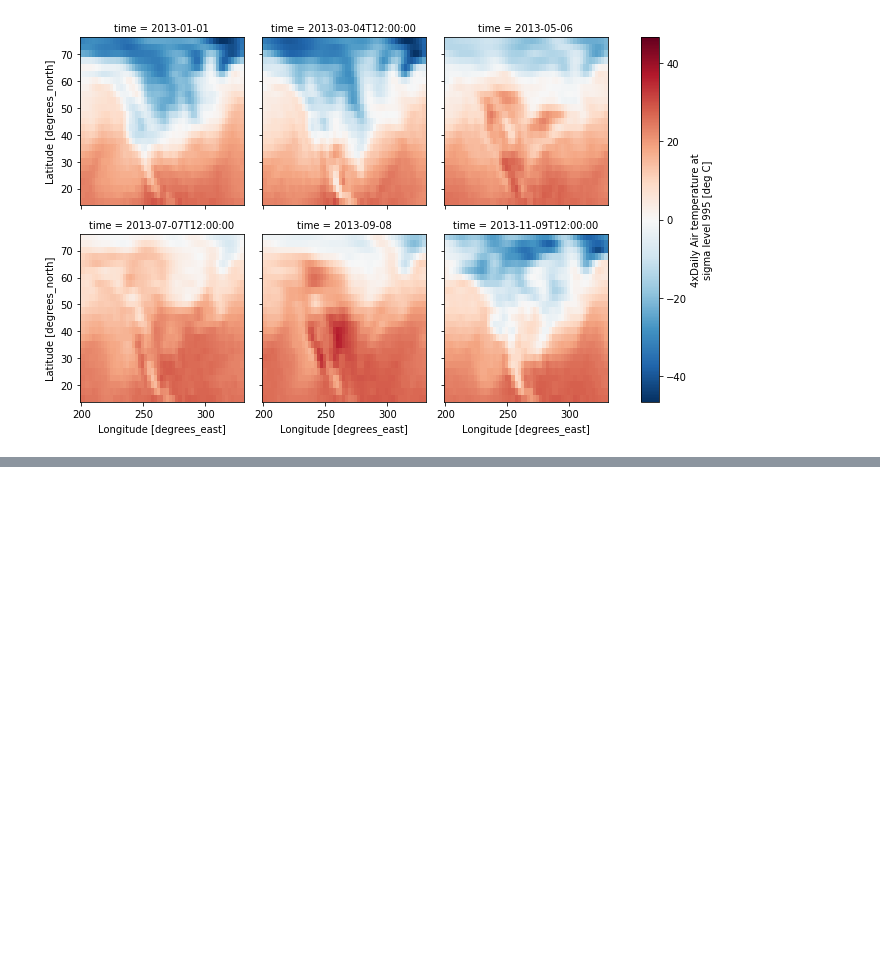
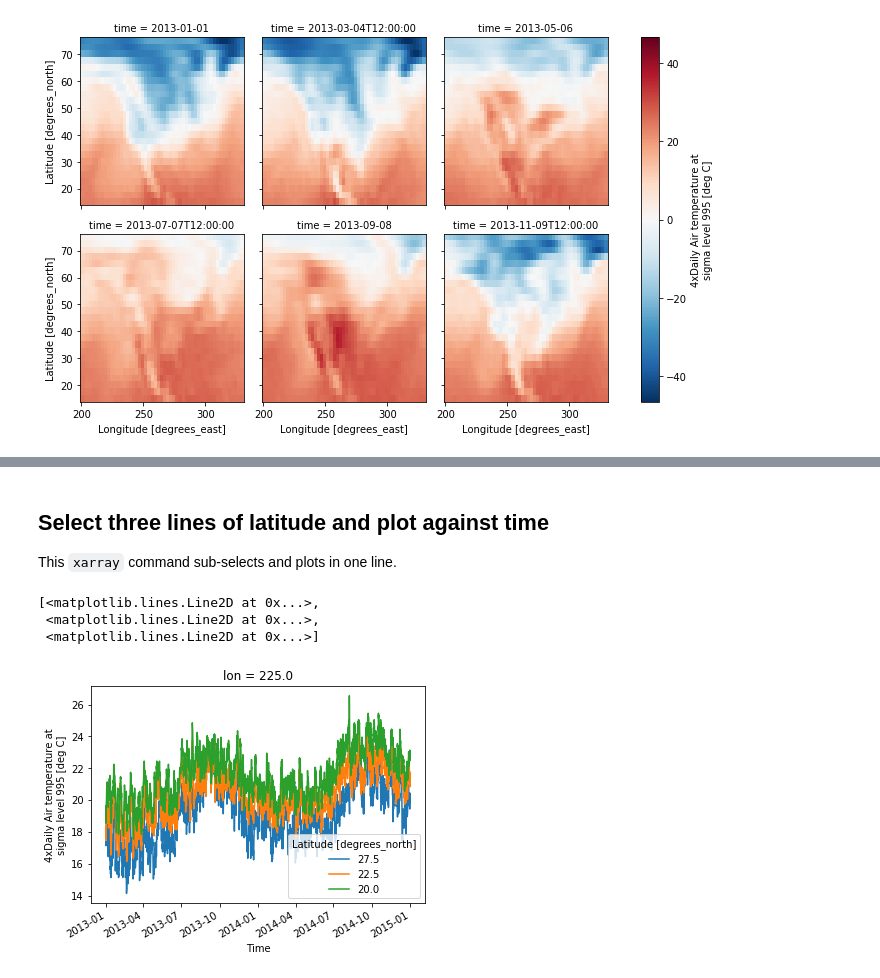
Before and after one commit to cedadev/ceda-notebooks, a Jupyter notebook: notebooks/read-and-plot-with-xarray.ipynb, the cells around one changed output, grey strips where cells are left out. Drawn from its saved outputs; the diff is of its cells as text; code cells hidden in the pictures; blank space fills up the shorter version.

```diff
--- a/notebooks/read-and-plot-with-xarray.ipynb
+++ b/notebooks/read-and-plot-with-xarray.ipynb
@@ -33,0 +46,11 @@ g_simple = t.plot(x='lon', y='lat', col='time', col_wrap=3)
+# %% [markdown]
+## Select three lines of latitude and plot against time
+
+This `xarray` command sub-selects and plots in one line.
+# %%
+air.isel(lon=10, lat=[19,21,22]).plot.line(x='time')
+# %% [output]
+[<matplotlib.lines.Line2D at 0x...>,
+ <matplotlib.lines.Line2D at 0x...>,
+ <matplotlib.lines.Line2D at 0x...>]
+[figure, added]
```
Also changed, not shown: parts of 3 cells of this notebook.
